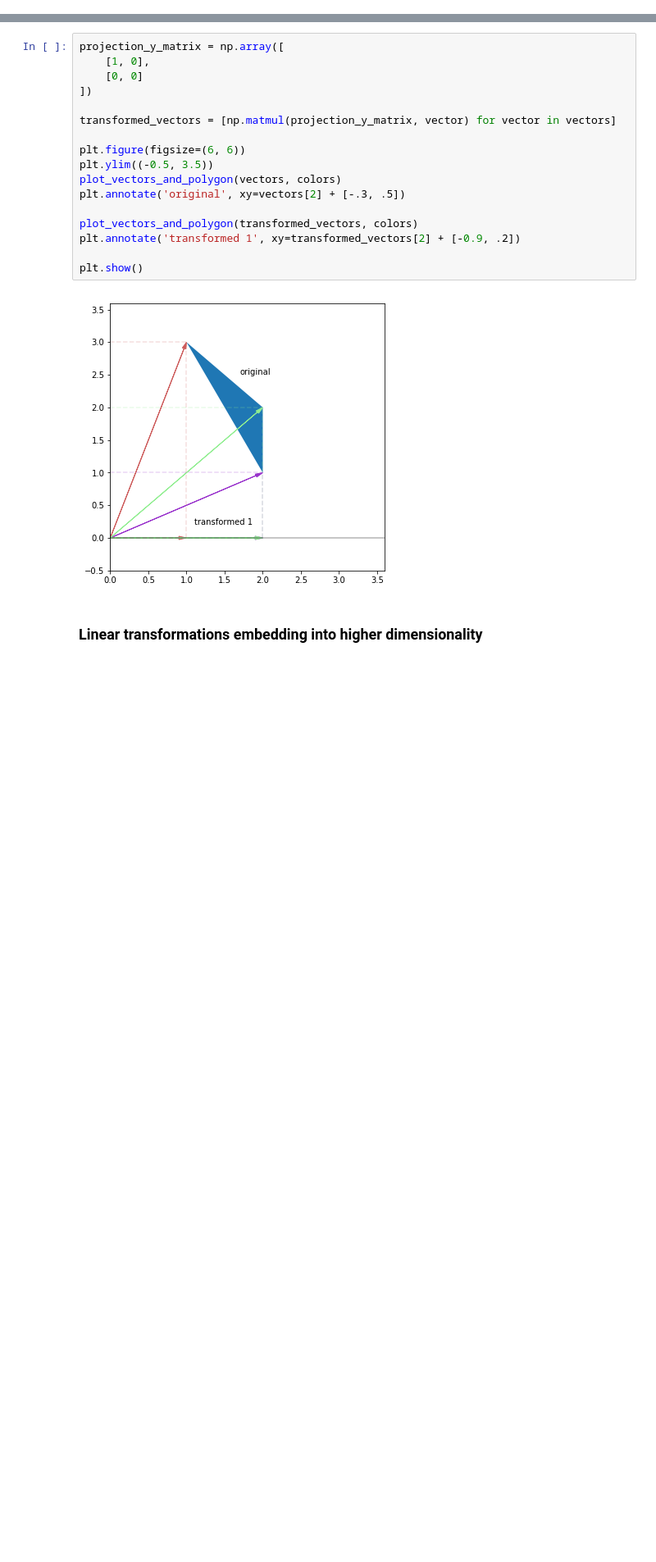
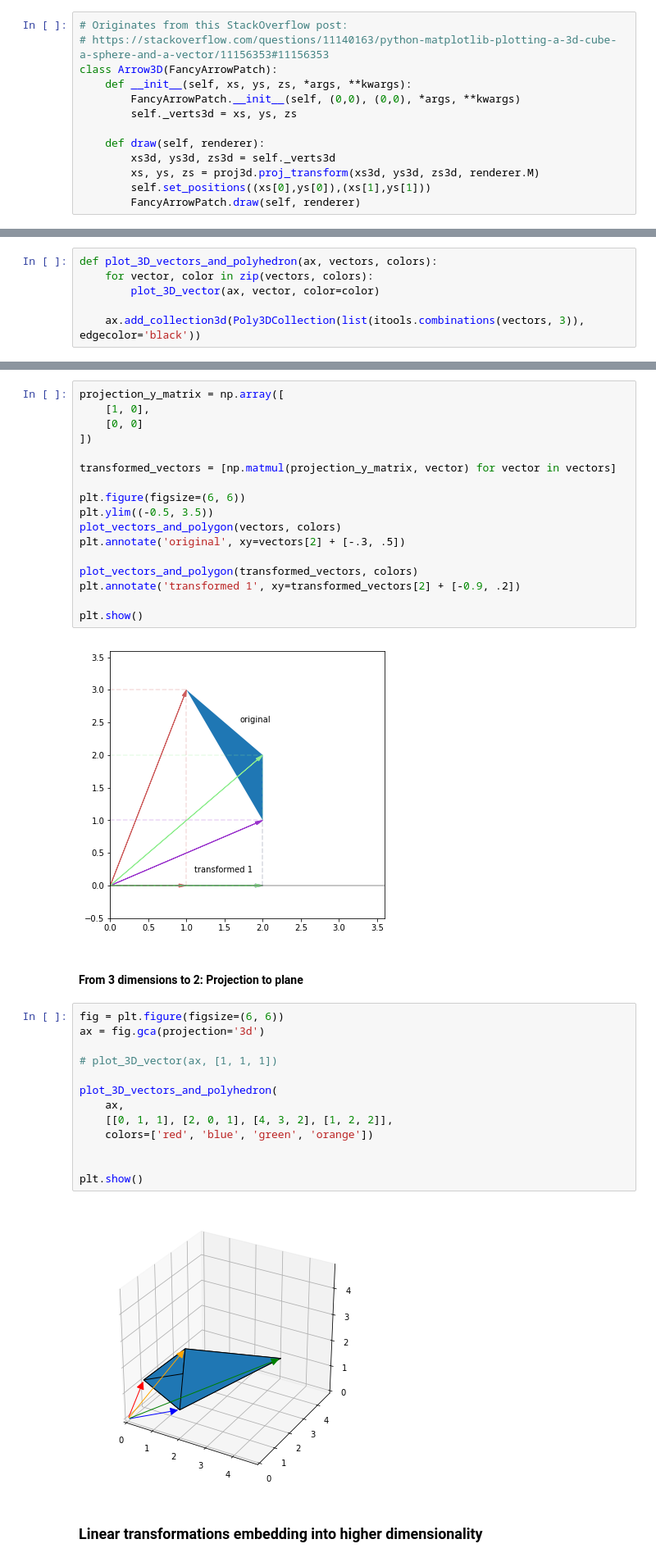
Before and after one commit to koulakis/interactive-math-for-data-science, a Jupyter notebook: linear_algebra.ipynb, the cells around one changed output, grey strips where cells are left out. Shown at 82% size. Cells and saved outputs as stored; diff of their text form; blank space fills up the shorter version.

Commit message:
Lays the foundations for 3d plots.

```diff
--- a/linear_algebra.ipynb
+++ b/linear_algebra.ipynb
@@ -56,0 +62,13 @@ import matplotlib.pyplot as plt
+# %%
+# Originates from this StackOverflow post:
+# https://stackoverflow.com/questions/11140163/python-matplotlib-plotting-a-3d-cube-a-sphere-and-a-vector/11156353#11156353
+class Arrow3D(FancyArrowPatch):
+    def __init__(self, xs, ys, zs, *args, **kwargs):
+        FancyArrowPatch.__init__(self, (0,0), (0,0), *args, **kwargs)
+        self._verts3d = xs, ys, zs
+
+    def draw(self, renderer):
+        xs3d, ys3d, zs3d = self._verts3d
+        xs, ys, zs = proj3d.proj_transform(xs3d, ys3d, zs3d, renderer.M)
+        self.set_positions((xs[0],ys[0]),(xs[1],ys[1]))
+        FancyArrowPatch.draw(self, renderer)
@@ -57,3 +102,9 @@ import matplotlib.pyplot as plt
+# %%
+def plot_3D_vectors_and_polyhedron(ax, vectors, colors):
+    for vector, color in zip(vectors, colors):
+        plot_3D_vector(ax, vector, color=color)
+
+    ax.add_collection3d(Poly3DCollection(list(itools.combinations(vectors, 3)), edgecolor='black'))
 # %% [markdown]
 <a id='section1'></a>
 ## 1. Vectors
@@ -502,6 +553,23 @@ plt.annotate('transformed 1', xy=transformed_vectors[2] + [-0.9, .2])
 plt.show()
 # %% [output]
 [figure]
+# %% [markdown]
+#### From 3 dimensions to 2: Projection to plane
+# %%
+fig = plt.figure(figsize=(6, 6))
+ax = fig.gca(projection='3d')
+
+# plot_3D_vector(ax, [1, 1, 1])
+
+plot_3D_vectors_and_polyhedron(
+    ax,
+    [[0, 1, 1], [2, 0, 1], [4, 3, 2], [1, 2, 2]],
+    colors=['red', 'blue', 'green', 'orange'])
+
+
+plt.show()
+# %% [output]
+[figure, added]
 # %% [markdown]
 ### Linear transformations embedding into higher dimensionality
 # %% [markdown]
```
Also changed, not shown: parts of 3 cells of this notebook.
